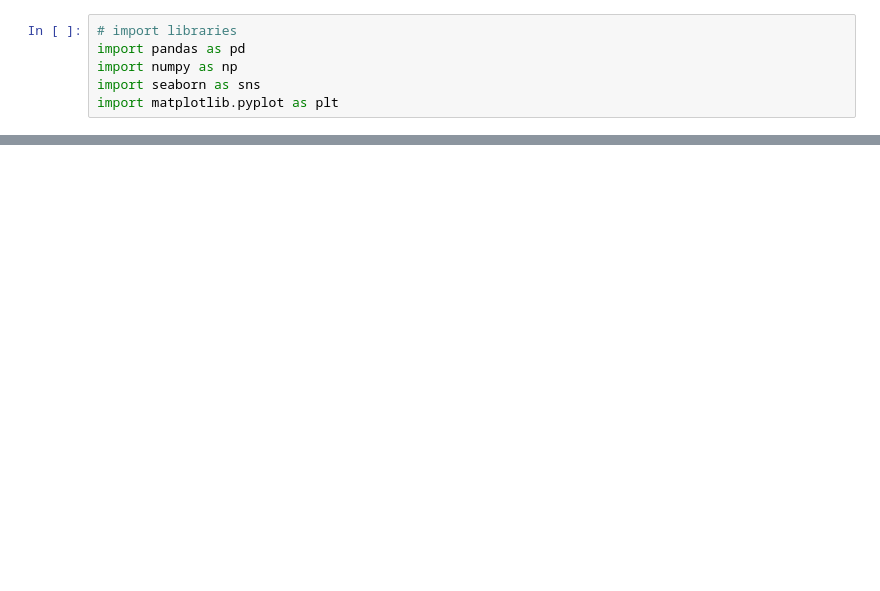
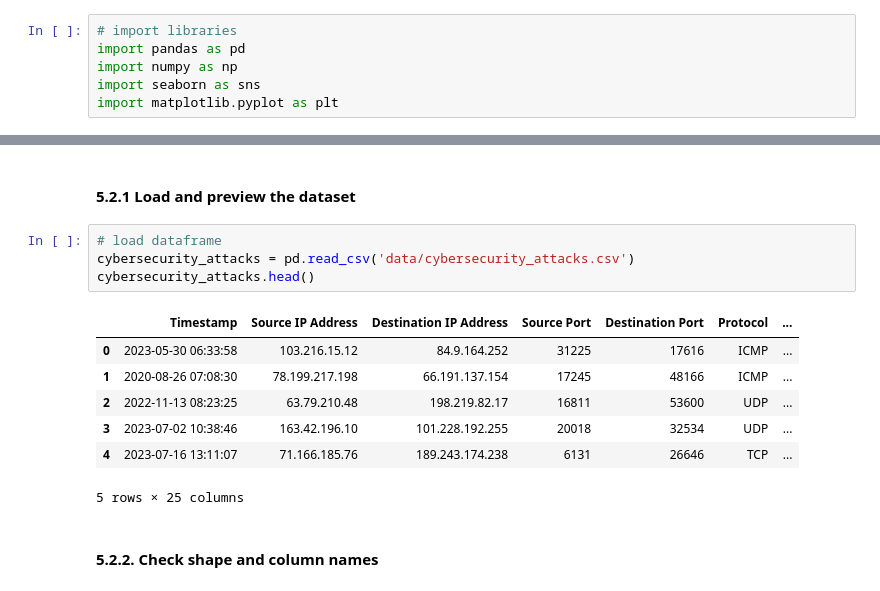
Before and after one commit to AlexanderPanagyurski/cyberattack-severity-analysis, a Jupyter notebook: Drivers of Cyberattack Severity.ipynb, the cells around one changed output, grey strips where cells are left out. Drawn from its saved outputs; the diff is of its cells as text; blank space fills up the shorter version.

```diff
--- a/Drivers of Cyberattack Severity.ipynb
+++ b/Drivers of Cyberattack Severity.ipynb
@@ -37,0 +306,16 @@ Which characteristics of cyberattacks are most strongly associated with higher f
+# %% [markdown]
+#### 5.2.1 Load and preview the dataset
+# %%
+# load dataframe
+cybersecurity_attacks = pd.read_csv('data/cybersecurity_attacks.csv')
+cybersecurity_attacks.head()
+# %% [output]
+|  | Timestamp | Source IP Address | Destination IP Address | Source Port | Destination Port | Protocol | ... |
+| 0 | 2023-05-30 06:33:58 | 103.216.15.12 | 84.9.164.252 | 31225 | 17616 | ICMP | ... |
+| 1 | 2020-08-26 07:08:30 | 78.199.217.198 | 66.191.137.154 | 17245 | 48166 | ICMP | ... |
+| 2 | 2022-11-13 08:23:25 | 63.79.210.48 | 198.219.82.17 | 16811 | 53600 | UDP | ... |
+| 3 | 2023-07-02 10:38:46 | 163.42.196.10 | 101.228.192.255 | 20018 | 32534 | UDP | ... |
+| 4 | 2023-07-16 13:11:07 | 71.166.185.76 | 189.243.174.238 | 6131 | 26646 | TCP | ... |
+5 rows × 25 columns
+# %% [markdown]
+#### 5.2.2. Check shape and column names
```
Also changed, not shown: parts of 50 cells of this notebook, 1 other file.
